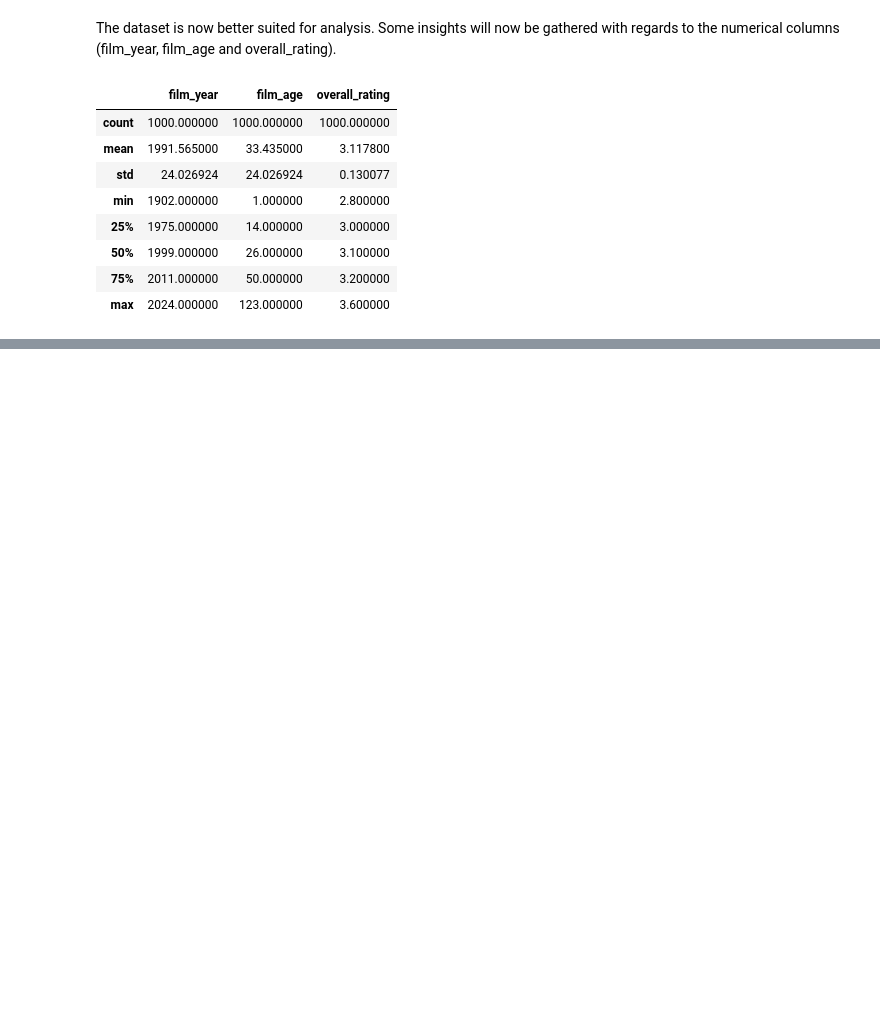
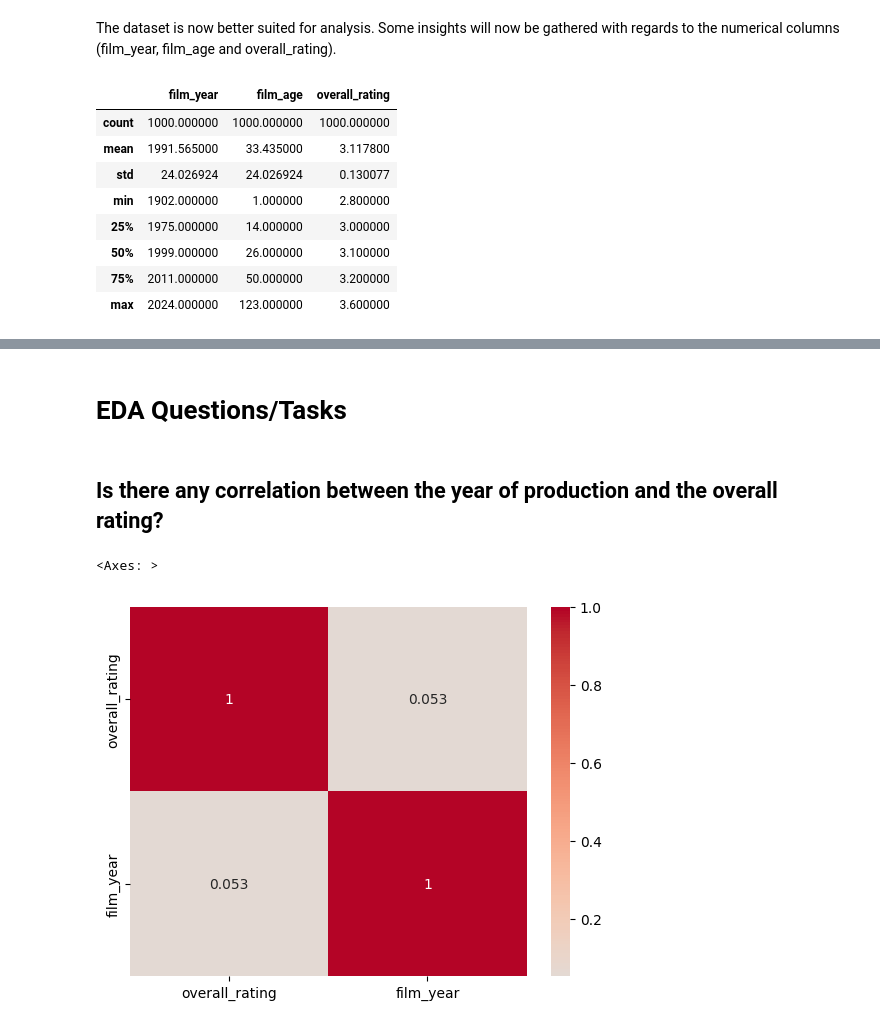
Before and after one commit to alfiobonanno/filmcrave_scraper_assignment, a Jupyter notebook: film_analysis.ipynb, the cells around one changed output, grey strips where cells are left out. Cells and saved outputs as stored; diff of their text form; code cells hidden in the pictures; blank space fills up the shorter version.

```diff
--- a/film_analysis.ipynb
+++ b/film_analysis.ipynb
@@ -192,0 +203,4 @@ for col in numerical_columns:
+# %% [markdown]
+# EDA Questions/Tasks
+# %% [markdown]
+## Is there any correlation between the year of production and the overall rating?
@@ -192,0 +210,7 @@ for col in numerical_columns:
+# %%
+import seaborn as sns
+corr = movies[['overall_rating','film_year']].corr()
+sns.heatmap(corr, annot=True, cmap='coolwarm', center=0)
+# %% [output]
+<Axes: >
+[figure, added]
```
Also changed, not shown: parts of 18 cells of this notebook.
